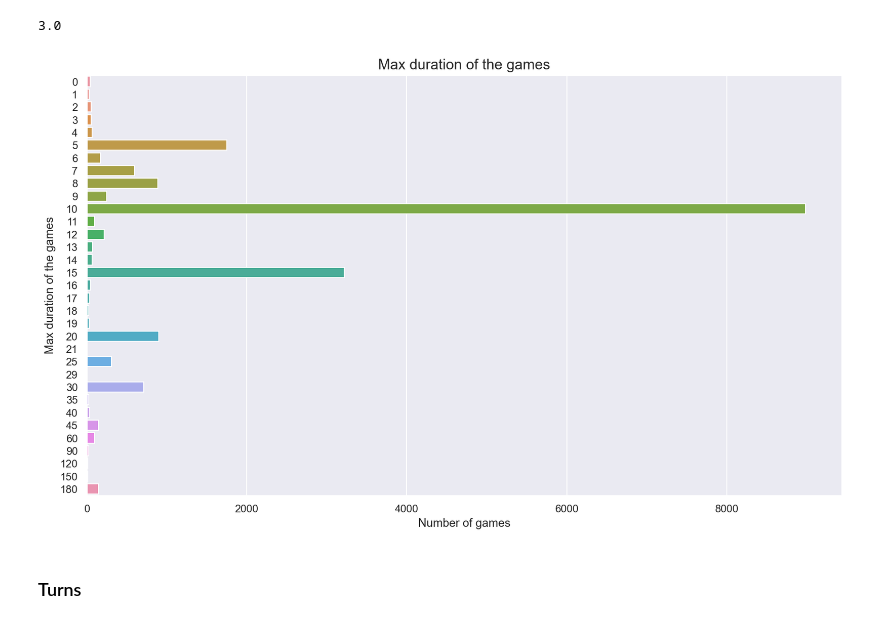
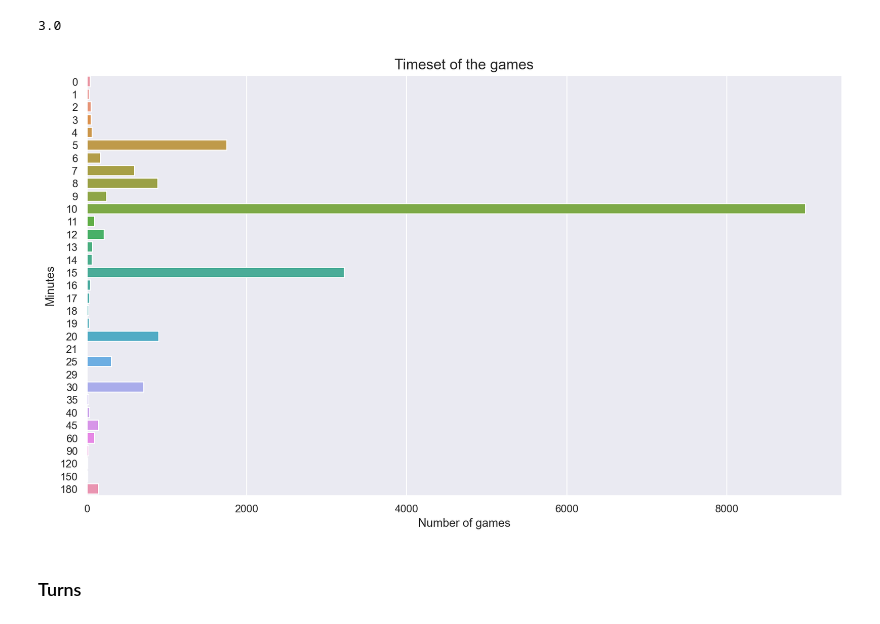
Before and after one commit to isra-st/Chess_aa_is, a Jupyter notebook: Chess_Visualizations_Isra.ipynb, the cells around one changed output. Saved outputs shown, nothing was run; the diff lists cells and outputs as text; code cells hidden in the pictures.

```diff
--- a/Chess_Visualizations_Isra.ipynb
+++ b/Chess_Visualizations_Isra.ipynb
@@ -373,19 +410,19 @@ df['game_duration_bins'] = df['game_duration_bins'].astype('int32')
 # %%
 #Plot the Max Duration of Games
 ax = df.groupby(df['game_duration_bins'])['id'].count().reset_index().sort_values(by='game_duration_bins').set_index('game_duration_bins')
 #Horizontal Barplot
 sns.barplot(data=ax, y=ax.index, x=ax['id'].values, orient='h')
 # x, y axis labels
 plt.xlabel('Number of games')
-plt.ylabel('Max duration of the games')
+plt.ylabel('Minutes')
 # Title of the Plot
-plt.title('Max duration of the games', size=15)
+plt.title('Timeset of the games', size=15)
 #Save the plot
 plt.savefig(r'c:\\users\\ssai\\OneDrive\\Data_26-07\\Project_0_1\\Chess_aa_is\\plots//games_by_Max_duration.png')
 #Plot the barchart
 plt.show()
 # %% [output]
-[figure, old version]
+[figure, new version]
 # %% [markdown]
 ### Turns
 # %%
```
Also changed, not shown: parts of 65 cells of this notebook, 11 other files.
